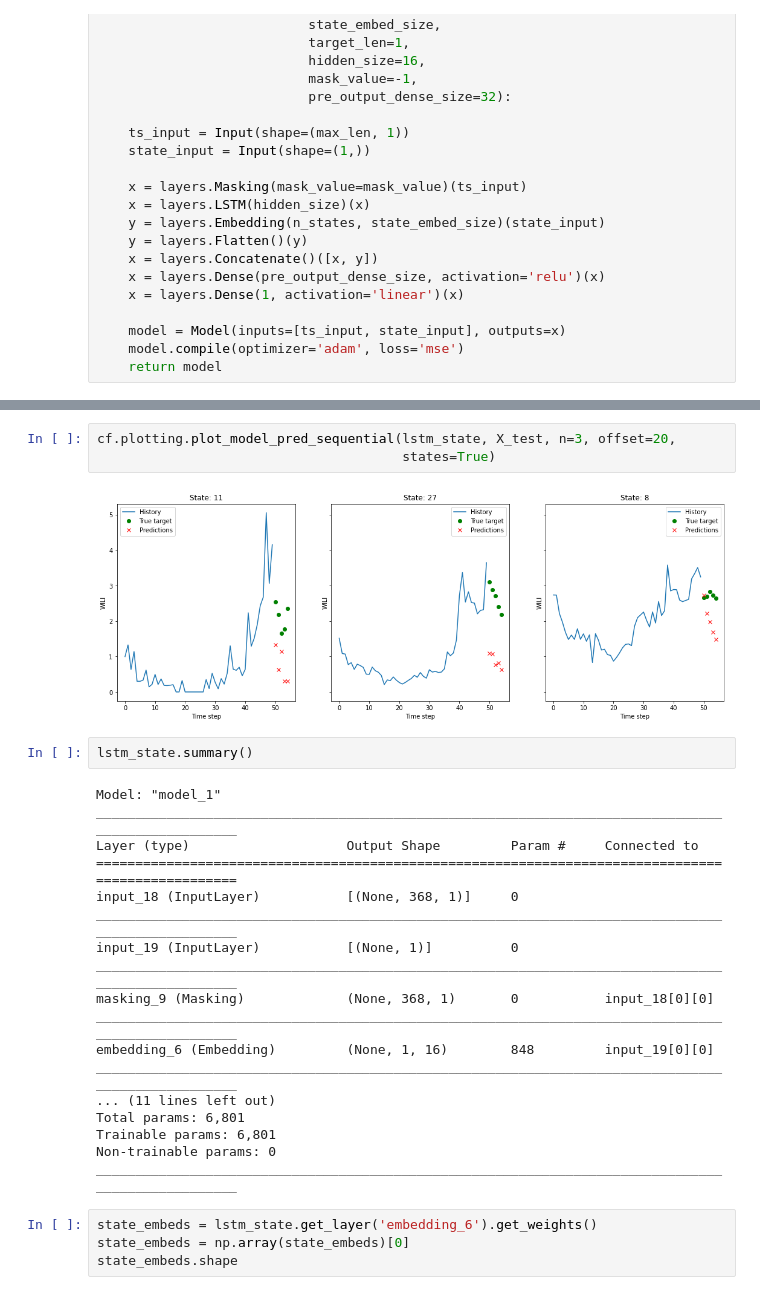
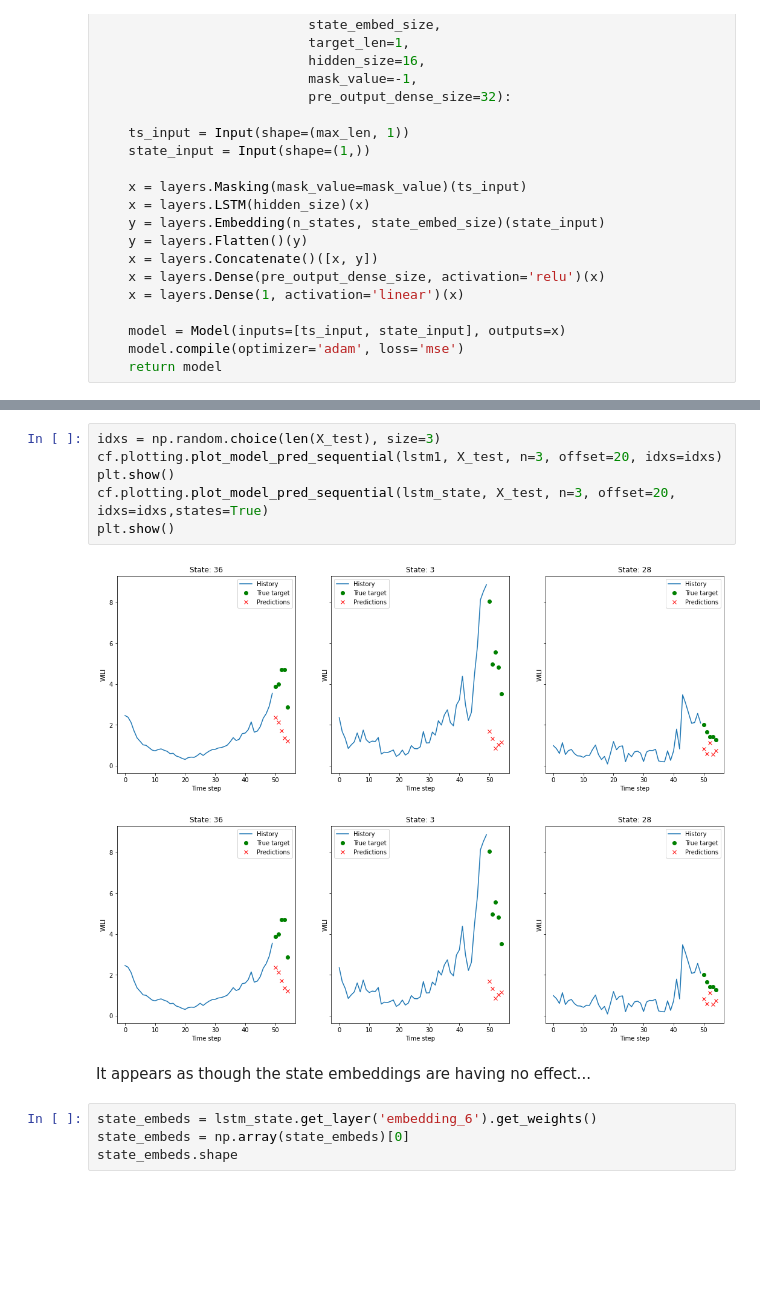
Before and after one commit to benlevyx/modelling-infectious-disease, a Jupyter notebook: notebooks/1_rnn_flu_state_information.ipynb, the cells around one changed output, grey strips where cells are left out. Drawn from its saved outputs; the diff is of its cells as text; blank space fills up the shorter version.

```diff
--- a/notebooks/1_rnn_flu_state_information.ipynb
+++ b/notebooks/1_rnn_flu_state_information.ipynb
@@ -277,28 +269,14 @@ cf.plotting.plot_model_pred_sequential(lstm1, X_test, n=3, offset=20)
-# %%
-cf.plotting.plot_model_pred_sequential(lstm_state, X_test, n=3, offset=20,
-                                       states=True)
-# %% [output]
-[figure, removed]
-# %%
-lstm_state.summary()
-# %% [output]
-Model: "model_1"
-__________________________________________________________________________________________________
-Layer (type)                    Output Shape         Param #     Connected to
-==================================================================================================
-input_18 (InputLayer)           [(None, 368, 1)]     0
-__________________________________________________________________________________________________
-input_19 (InputLayer)           [(None, 1)]          0
-__________________________________________________________________________________________________
-masking_9 (Masking)             (None, 368, 1)       0           input_18[0][0]
-__________________________________________________________________________________________________
-embedding_6 (Embedding)         (None, 1, 16)        848         input_19[0][0]
-__________________________________________________________________________________________________
-... (11 lines left out)
-Total params: 6,801
-Trainable params: 6,801
-Non-trainable params: 0
-__________________________________________________________________________________________________
+# %%
+idxs = np.random.choice(len(X_test), size=3)
+cf.plotting.plot_model_pred_sequential(lstm1, X_test, n=3, offset=20, idxs=idxs)
+plt.show()
+cf.plotting.plot_model_pred_sequential(lstm_state, X_test, n=3, offset=20, idxs=idxs,states=True)
+plt.show()
+# %% [output]
+[figure, added]
+[figure, added]
+# %% [markdown]
+It appears as though the state embeddings are having no effect...
 # %%
 state_embeds = lstm_state.get_layer('embedding_6').get_weights()
 state_embeds = np.array(state_embeds)[0]
```
Also changed, not shown: parts of 10 cells of this notebook, 5 other files.
